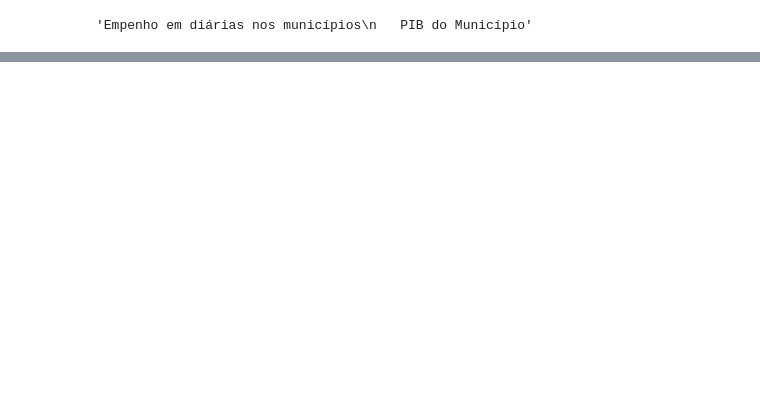
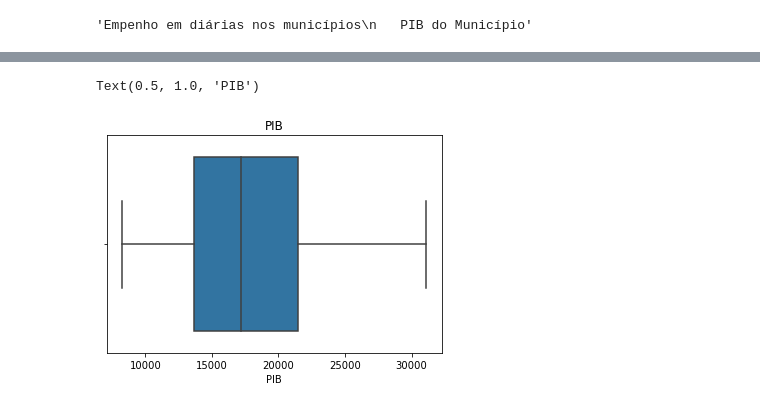
Before and after one commit to flp1993/Data_Science, a Jupyter notebook: Env_DS/13. Graficos, Visualização e DashBoards/9. Faça você mesmo.ipynb, the cells around one changed output, grey strips where cells are left out. Saved outputs shown, nothing was run; the diff lists cells and outputs as text; code cells hidden in the pictures; blank space fills up the shorter version.

```diff
--- a/Env_DS/13. Graficos, Visualização e DashBoards/9. Faça você mesmo.ipynb
+++ b/Env_DS/13. Graficos, Visualização e DashBoards/9. Faça você mesmo.ipynb
@@ -20,0 +59,5 @@ dados.head()
+# %%
+srn.boxplot(dados.PIB, showfliers = False).set_title('PIB')
+# %% [output]
+Text(0.5, 1.0, 'PIB')
+[figure, added]
```
Also changed, not shown: parts of 10 cells of this notebook, 2 other files.
